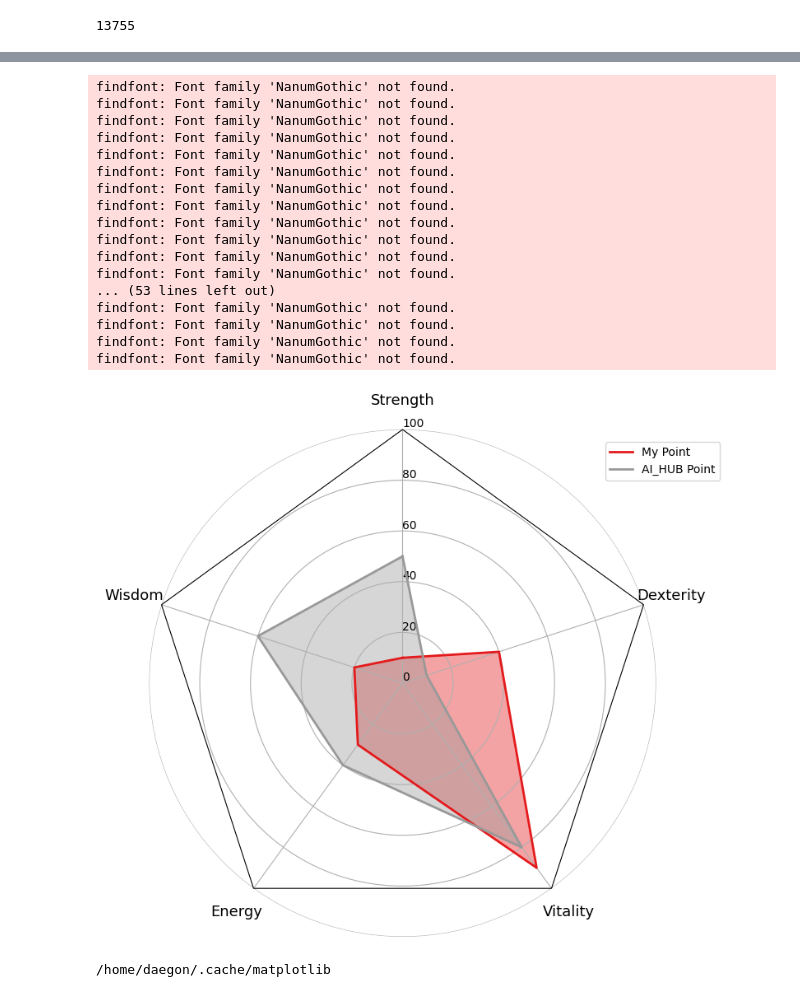
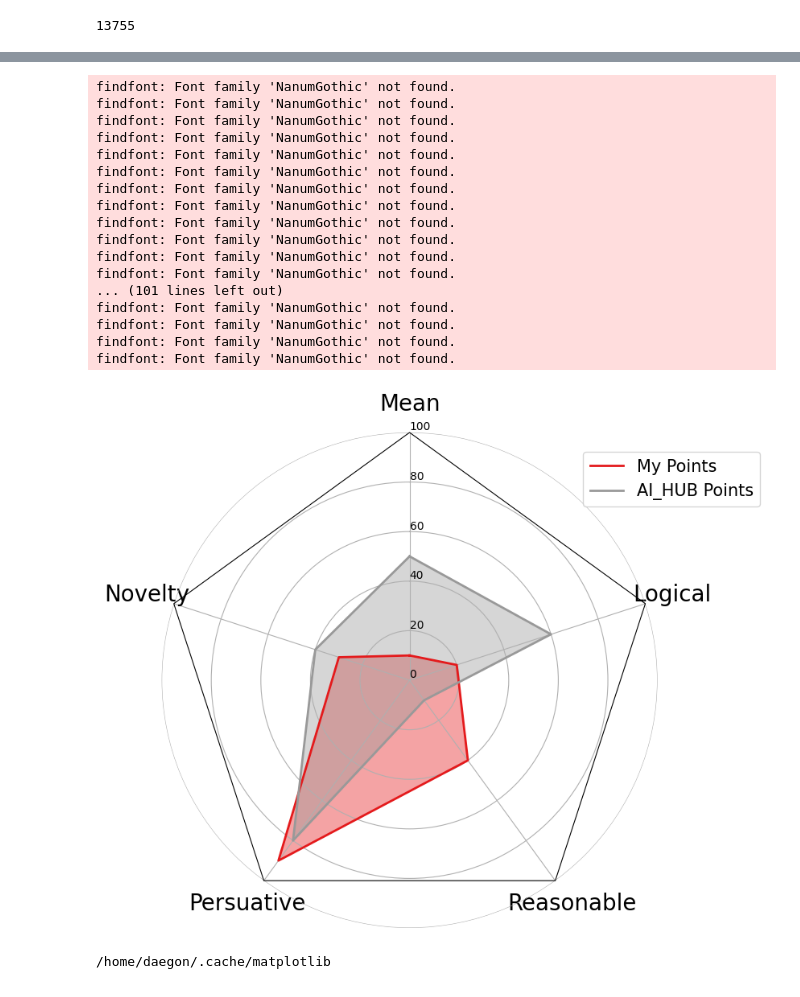
Before and after one commit to daegonYu/Automated-Essay-Scoring-Simple-Web, a Jupyter notebook: ex.ipynb, the cells around one changed output, grey strips where cells are left out. Cells and saved outputs as stored; diff of their text form; code cells hidden in the pictures.

```diff
--- a/ex.ipynb
+++ b/ex.ipynb
@@ -75,12 +79,12 @@ from matplotlib.transforms import Affine2D
 
 ## 데이터 준비
 df = pd.DataFrame({
-'Character': ['My Point','AI_HUB Point'],
-'Strength': [10, 50],
-'Dexterity': [40, 10],
-'Vitality': [90, 80],
-'Energy': [30, 40],
-'Wisdom': [20, 60]
+'Character': ['My Points','AI_HUB Points'],
+'Mean': [10, 50],
+'Logical': [20, 60],
+'Reasonable': [40, 10],
+'Persuative': [90, 80],
+'Novelty': [30, 40]
 })
 labels = df.columns[1:]
 num_labels = len(labels)
@@ -113,36 +117,37 @@ for i, row in df.iterrows():
 for g in ax.yaxis.get_gridlines(): ## grid line
     g.get_path()._interpolation_steps = len(labels)
 
 spine = Spine(axes=ax,
           spine_type='circle',
           path=Path.unit_regular_polygon(len(labels)))
 
 ## Axes의 중심과 반지름을 맞춰준다.
 spine.set_transform(Affine2D().scale(.5).translate(.5, .5)+ax.transAxes)
 
 ax.spines = {'polar':spine} ## frame의 모양을 원에서 폴리곤으로 바꿔줘야한다.
 
-plt.legend(loc=(0.9,0.9))
+plt.legend(loc=(0.85, 0.85), fontsize=15)
+plt.savefig('static/images/total.png')
 plt.show()
 # %% [output]
 findfont: Font family 'NanumGothic' not found.
 findfont: Font family 'NanumGothic' not found.
 findfont: Font family 'NanumGothic' not found.
 findfont: Font family 'NanumGothic' not found.
 findfont: Font family 'NanumGothic' not found.
 findfont: Font family 'NanumGothic' not found.
 findfont: Font family 'NanumGothic' not found.
 findfont: Font family 'NanumGothic' not found.
 findfont: Font family 'NanumGothic' not found.
 findfont: Font family 'NanumGothic' not found.
 findfont: Font family 'NanumGothic' not found.
 findfont: Font family 'NanumGothic' not found.
-... (53 lines left out)
+... (101 lines left out)
 findfont: Font family 'NanumGothic' not found.
 findfont: Font family 'NanumGothic' not found.
 findfont: Font family 'NanumGothic' not found.
 findfont: Font family 'NanumGothic' not found.
-[figure, old version]
+[figure, new version]
 # %%
 print(mpl.get_cachedir())
 # %% [output]
```
Also changed, not shown: parts of 1 cell of this notebook, 1 other file.
